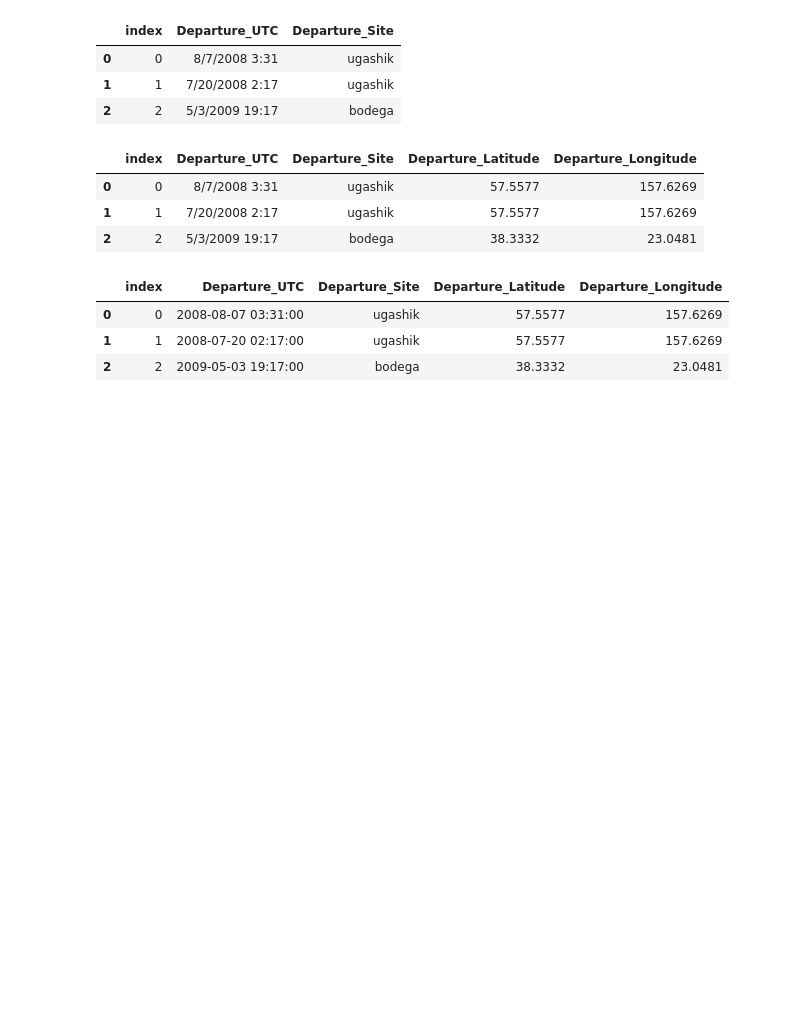
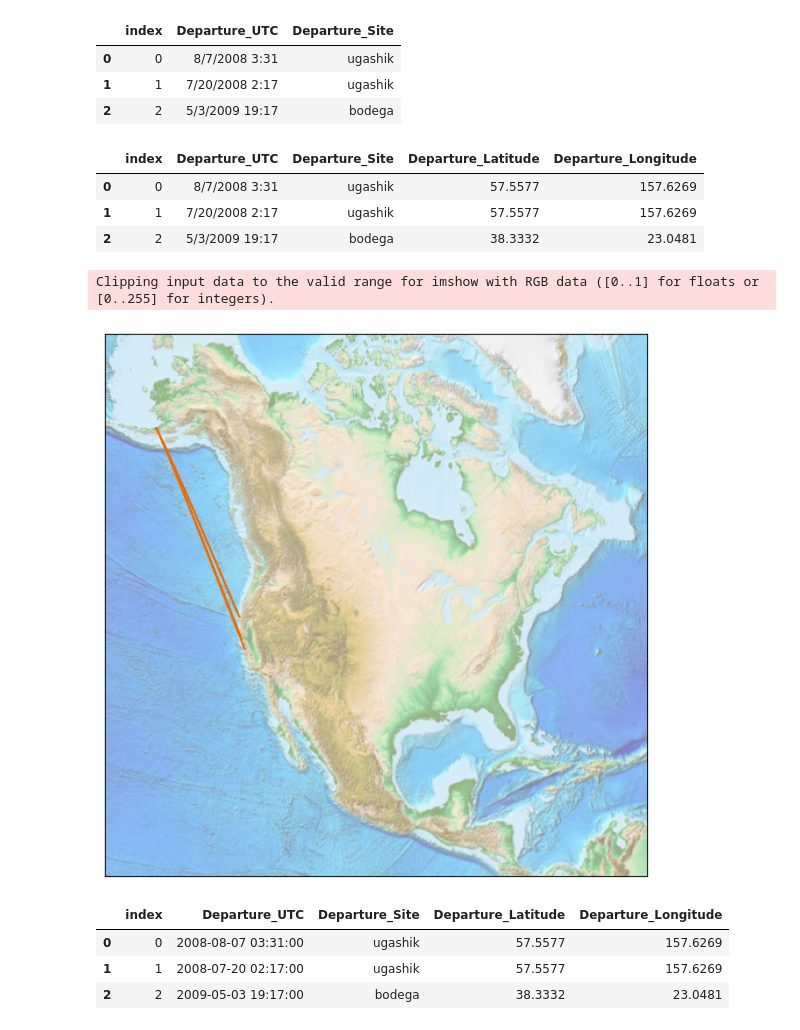
Before and after one commit to bellalongo/godwit-migrations, a Jupyter notebook: bird_mirgrations.ipynb, the cells around one changed output. Drawn from its saved outputs; the diff is of its cells as text; code cells hidden in the pictures; blank space fills up the shorter version.

Commit message:
final FINAL plots

```diff
--- a/bird_mirgrations.ipynb
+++ b/bird_mirgrations.ipynb
@@ -51,6 +58,56 @@ filtered_migration_df.head(3)
 | 0 | 0 | 8/7/2008 3:31 | ugashik | 57.5577 | 157.6269 |
 | 1 | 1 | 7/20/2008 2:17 | ugashik | 57.5577 | 157.6269 |
 | 2 | 2 | 5/3/2009 19:17 | bodega | 38.3332 | 23.0481 |
+# %%
+# Reference: https://jakevdp.github.io/PythonDataScienceHandbook/04.13-geographic-data-with-basemap.html
+# Reference: https://python-graph-gallery.com/300-draw-a-connection-line/
+fig = plt.figure(figsize=(8, 8))
+m = Basemap(projection='lcc', resolution=None,
+            width=8E6, height=8E6,
+            lat_0=45, lon_0=-100,)
+m.etopo(scale=0.5, alpha=0.5)
+
+# New dictionary
+deperature_lat_lon = {
+    'ugashik': (57.5577, -157.6269),
+    'bodega': (38.3332, -123.0481),
+    'humboldt': (40.7195, -124.2426),
+    'moss': (36.8058, -121.7902),
+    'bolinas_ocean': (37.8965, -122.6786)
+}
+
+# Iterate through each datapoint
+for start_index, start_row in filtered_migration_df.iterrows():
+    # Check if last row
+    if start_index == len(filtered_migration_df) - 1:
+        break
+    # Iterate end index
+    end_index = start_index + 1
+
+    # Check if same city
+    if start_row['Departure_Site'] == filtered_migration_df.iloc[end_index]['Departure_Site']:
+        continue
+    else:
+        # Get latitude and longitude
+        start_city = start_row['Departure_Site']
+        end_city = filtered_migration_df.iloc[end_index]['Departure_Site']
+        start_lat = deperature_lat_lon[start_city][0]
+        start_long = deperature_lat_lon[start_city][1]
+        end_lat = deperature_lat_lon[end_city][0]
+        end_long = deperature_lat_lon[end_city][1]
+
+        # Draw arc
+        m.drawgreatcircle(start_long, start_lat, end_long, end_lat,
+                              linewidth=1, color='#ef6c00')
+# # Add city names
+# for i, row in filtered_migration_df.iterrows():
+#     city = row['Departure_Site']
+#     city_lat = deperature_lat_lon[city][0]
+#     city_long = deperature_lat_lon[city][1]
+#     plt.annotate(city, xy=m(city_long, city_lat), fontsize = 8)
+# %% [output]
+Clipping input data to the valid range for imshow with RGB data ([0..1] for floats or [0..255] for integers).
+[figure, added]
 # %%
 # Convert the deperature time to UTC
 filtered_migration_df['Departure_UTC'] = pd.to_datetime(filtered_migration_df['Departure_UTC'])
```
Also changed, not shown: parts of 2 cells of this notebook.
